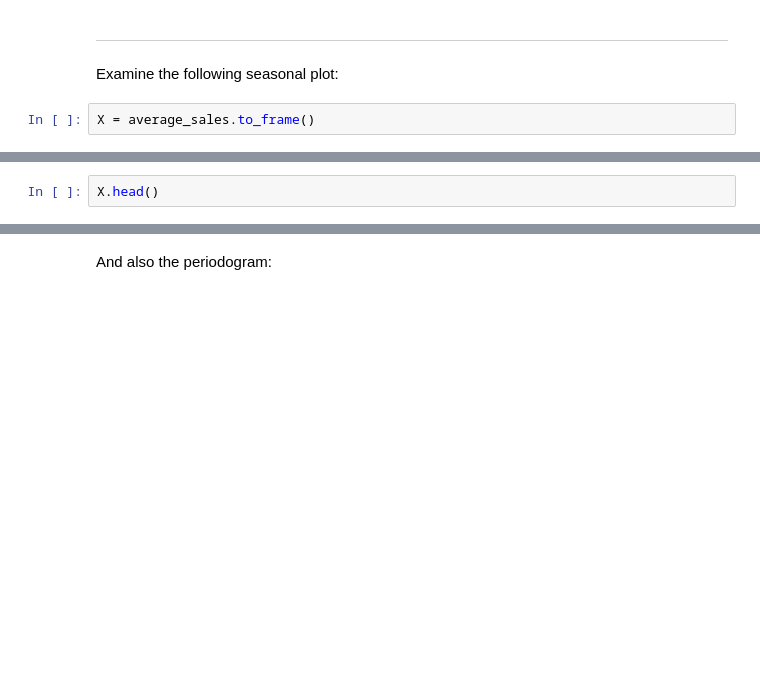
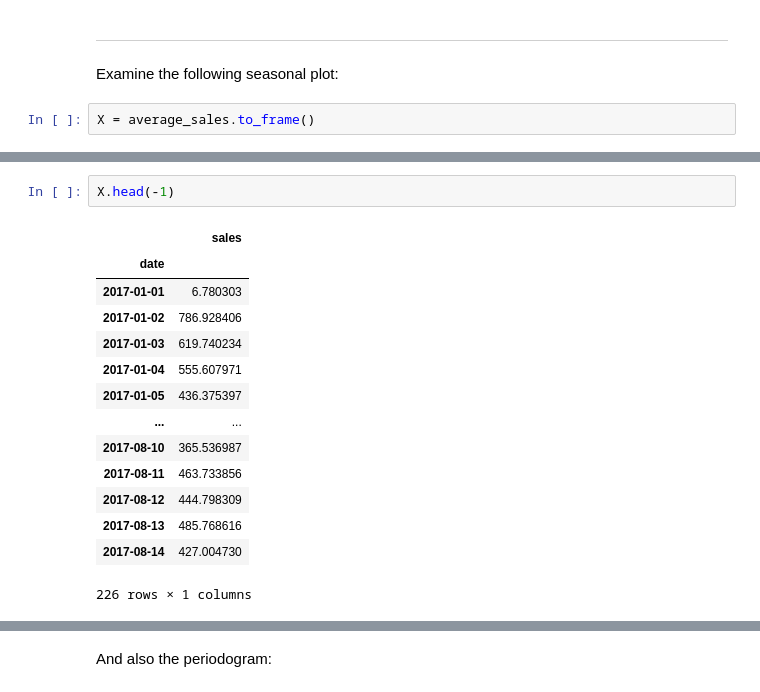
Before and after one commit to Darbeheshti/Forcast-timeseries, a Jupyter notebook: exercise-seasonality.ipynb, the cells around one changed output, grey strips where cells are left out. Drawn from its saved outputs; the diff is of its cells as text; blank space fills up the shorter version.

```diff
--- a/exercise-seasonality.ipynb
+++ b/exercise-seasonality.ipynb
@@ -73,3 +77,18 @@ type(X)
 # %%
-X.head()
+X.head(-1)
+# %% [output]
+|  | sales |
+| date |  |
+| 2017-01-01 | 6.780303 |
+| 2017-01-02 | 786.928406 |
+| 2017-01-03 | 619.740234 |
+| 2017-01-04 | 555.607971 |
+| 2017-01-05 | 436.375397 |
+| ... | ... |
+| 2017-08-10 | 365.536987 |
+| 2017-08-11 | 463.733856 |
+| 2017-08-12 | 444.798309 |
+| 2017-08-13 | 485.768616 |
+| 2017-08-14 | 427.004730 |
+226 rows × 1 columns
 # %%
```
Also changed, not shown: parts of 27 cells of this notebook.
